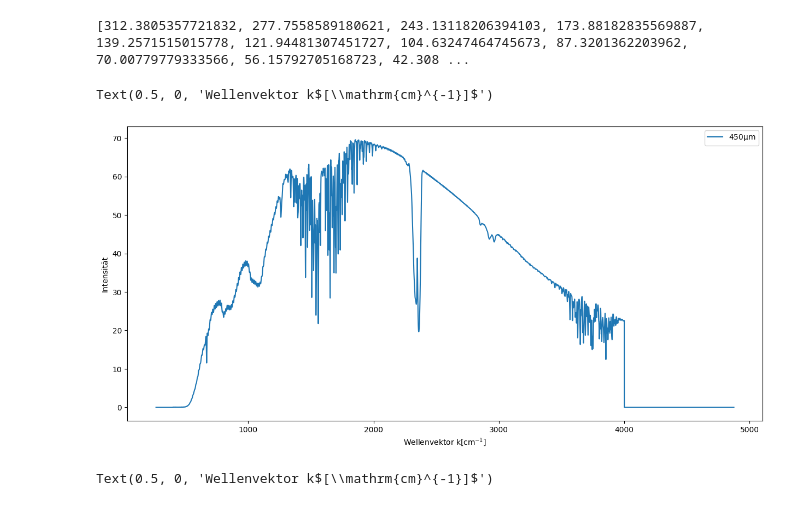
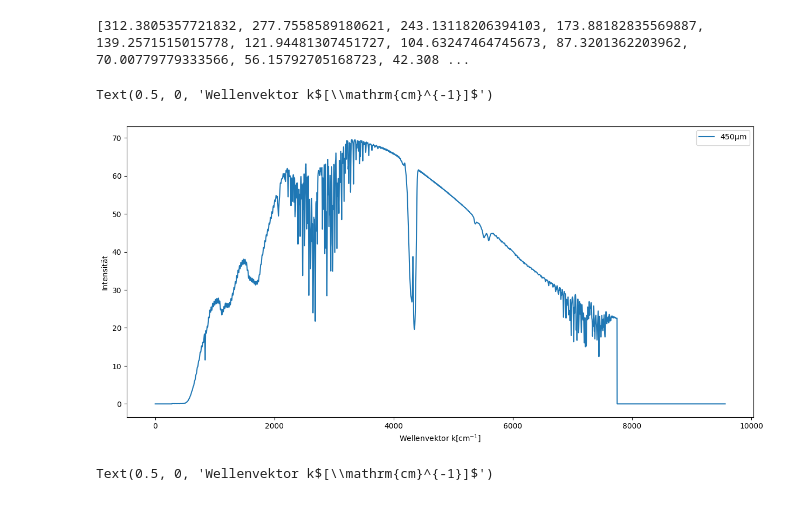
Before and after one commit to iLoveeMilkaa/M1-Lab, a Jupyter notebook: Aufgabe 3 Flüssigkeit.ipynb, the cells around one changed output. Drawn from its saved outputs; the diff is of its cells as text; code cells hidden in the pictures.

```diff
--- a/Aufgabe 3 Flüssigkeit.ipynb
+++ b/Aufgabe 3 Flüssigkeit.ipynb
@@ -206,14 +207,14 @@ print(newd,newderr)
 # %%
 plt.figure(figsize = [15,7])
 
-plt.plot(_450micro_std[:,0],_450micro_std[:,1],label=r"450$\mathrm{\mu m}$")
+plt.plot(np.arange(len(_400micro_std)),_450micro_std[:,1],label=r"450$\mathrm{\mu m}$")
 
 plt.legend(loc = "upper right")
 plt.ylabel("Intensität")
 plt.xlabel(r"Wellenvektor k$[\mathrm{cm}^{-1}]$")
 # %% [output]
 Text(0.5, 0, 'Wellenvektor k$[\\mathrm{cm}^{-1}]$')
-[figure, old version]
+[figure, new version]
 # %%
 plt.figure(figsize = [15,7])
 plt.plot(_450iso_std[:,0],_450iso_std[:,1],label=r"450$\mathrm{\mu m}$")
```
Also changed, not shown: parts of 16 cells of this notebook, 15 other files.
